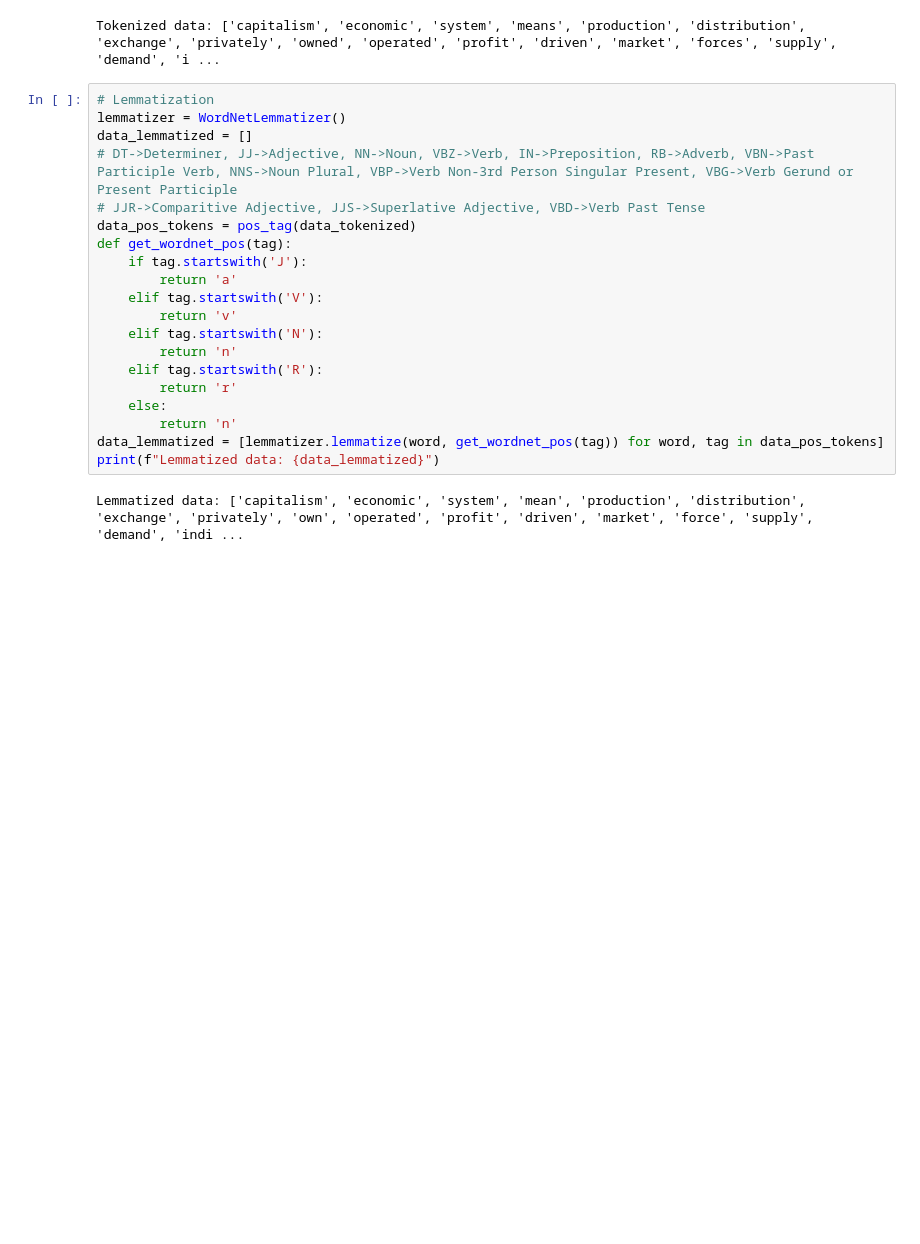
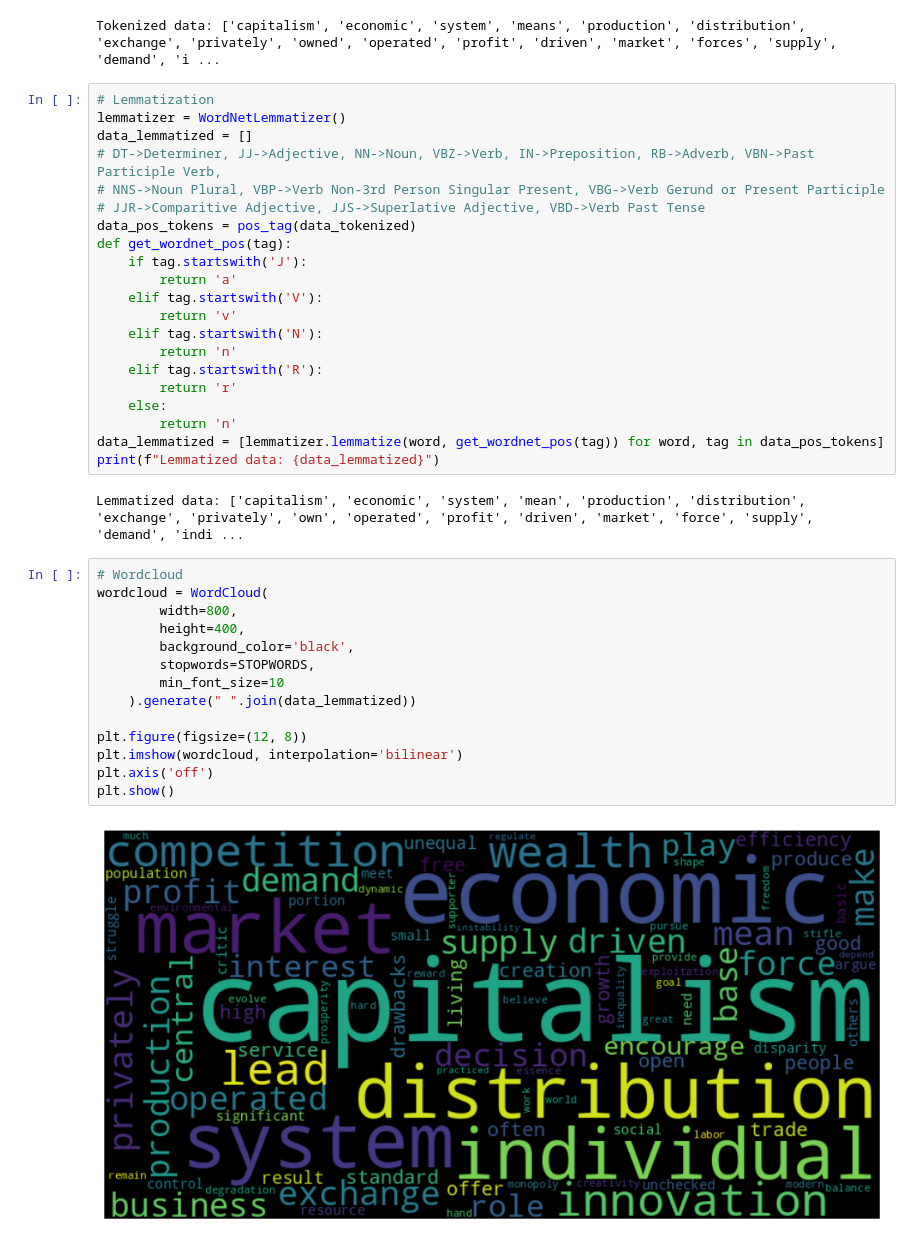
Before and after one commit to ROHIT779/ml-projects, a Jupyter notebook: ml-topics-demo/NLP_demo.ipynb, the cells around one changed output. Saved outputs shown, nothing was run; the diff lists cells and outputs as text; blank space fills up the shorter version.

Commit message:
added wordcloud

```diff
--- a/ml-topics-demo/NLP_demo.ipynb
+++ b/ml-topics-demo/NLP_demo.ipynb
@@ -45,7 +47,8 @@ Tokenized data: ['capitalism', 'economic', 'system', 'means', 'production', 'dis
 # Lemmatization
 lemmatizer = WordNetLemmatizer()
 data_lemmatized = []
-# DT->Determiner, JJ->Adjective, NN->Noun, VBZ->Verb, IN->Preposition, RB->Adverb, VBN->Past Participle Verb, NNS->Noun Plural, VBP->Verb Non-3rd Person Singular Present, VBG->Verb Gerund or Present Participle
+# DT->Determiner, JJ->Adjective, NN->Noun, VBZ->Verb, IN->Preposition, RB->Adverb, VBN->Past Participle Verb,
+# NNS->Noun Plural, VBP->Verb Non-3rd Person Singular Present, VBG->Verb Gerund or Present Participle
 # JJR->Comparitive Adjective, JJS->Superlative Adjective, VBD->Verb Past Tense
 data_pos_tokens = pos_tag(data_tokenized)
 def get_wordnet_pos(tag):
@@ -63,3 +66,19 @@ data_lemmatized = [lemmatizer.lemmatize(word, get_wordnet_pos(tag)) for word, ta
 print(f"Lemmatized data: {data_lemmatized}")
 # %% [output]
 Lemmatized data: ['capitalism', 'economic', 'system', 'mean', 'production', 'distribution', 'exchange', 'privately', 'own', 'operated', 'profit', 'driven', 'market', 'force', 'supply', 'demand', 'indi ...
+# %%
+# Wordcloud
+wordcloud = WordCloud(
+        width=800,
+        height=400,
+        background_color='black',
+        stopwords=STOPWORDS,
+        min_font_size=10
+    ).generate(" ".join(data_lemmatized))
+
+plt.figure(figsize=(12, 8))
+plt.imshow(wordcloud, interpolation='bilinear')
+plt.axis('off')
+plt.show()
+# %% [output]
+[figure, added]
```
Also changed, not shown: parts of 1 cell of this notebook.
